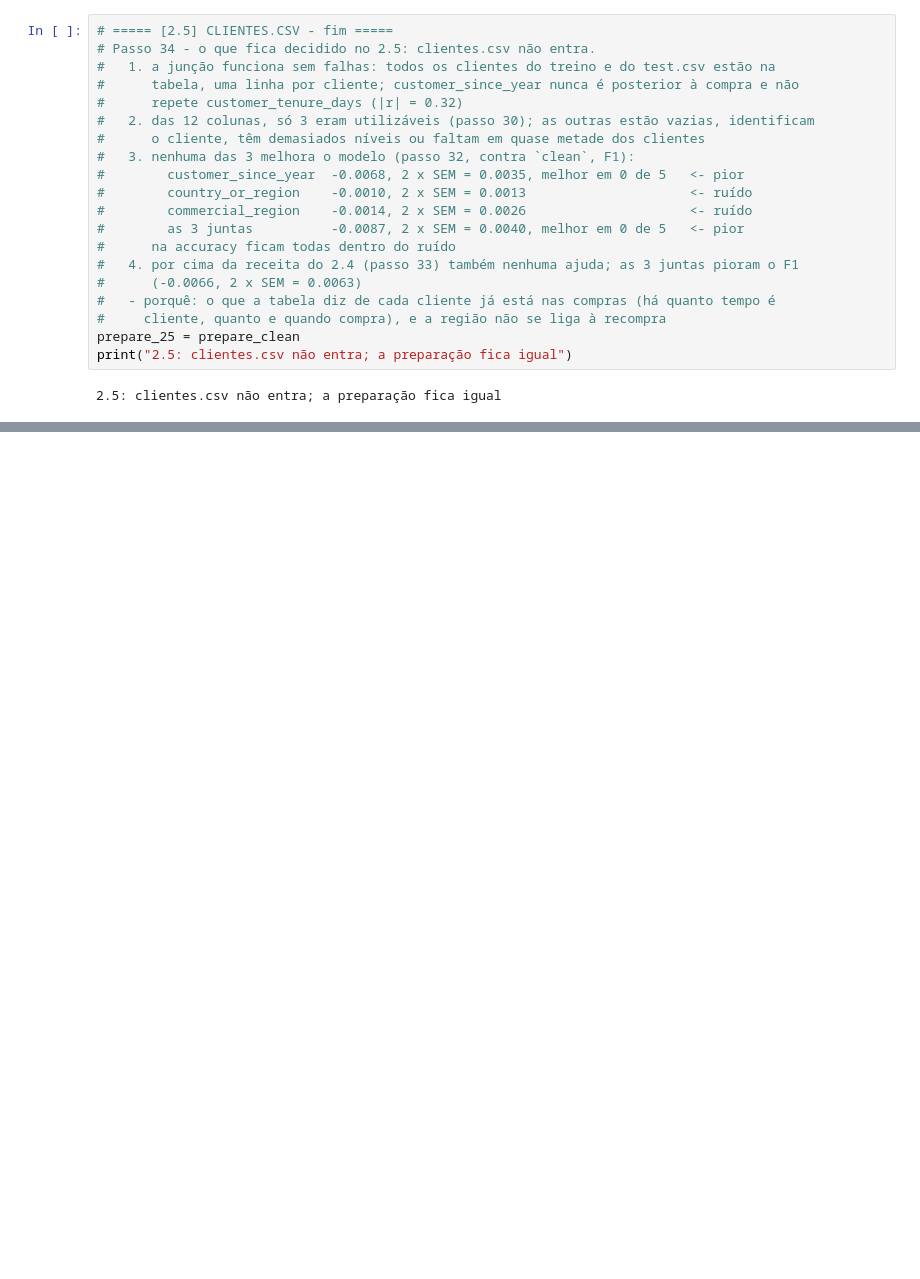
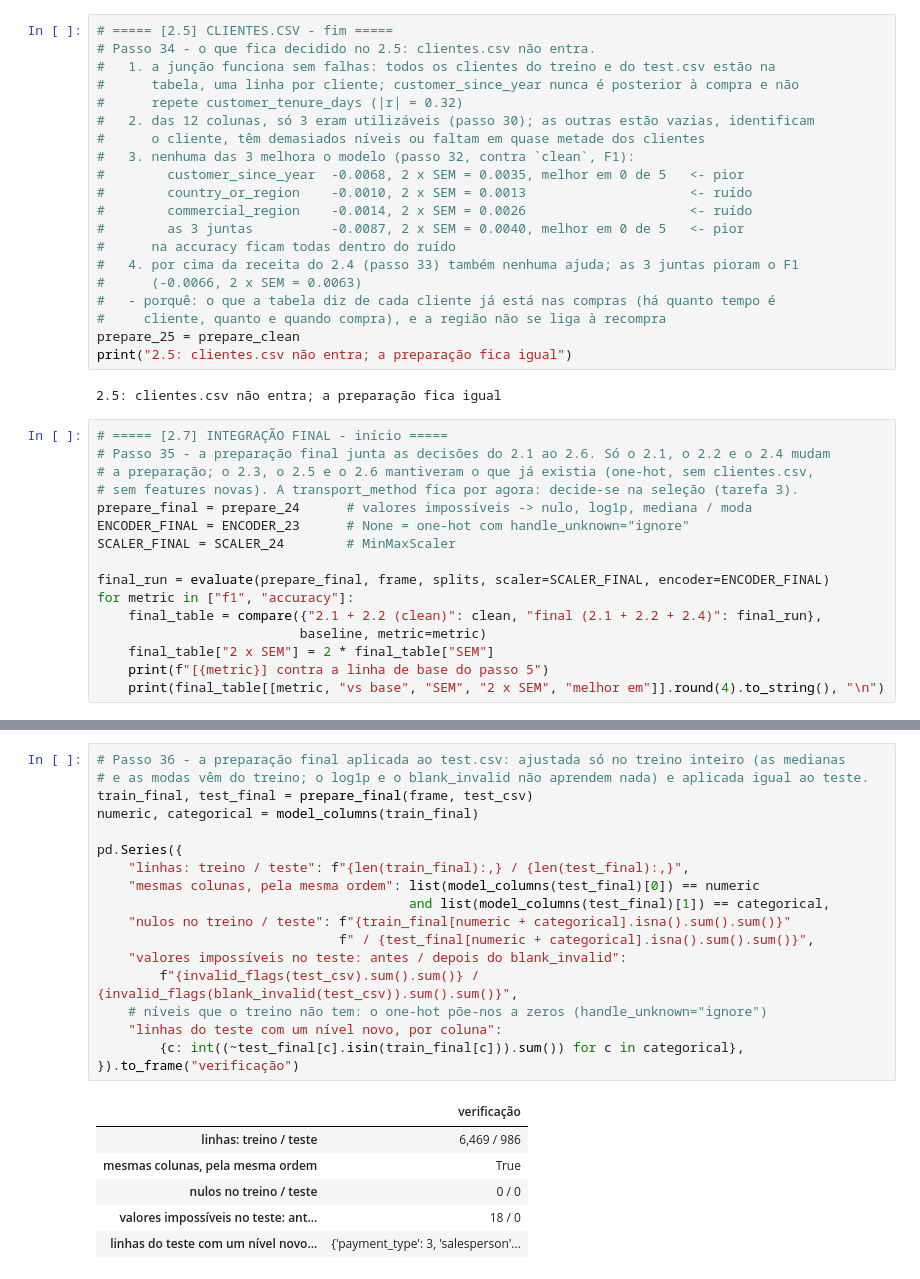
Before and after one commit to josebrites16/ML_project_2026-copia, a Jupyter notebook: notebooks/02_preprocessing.ipynb, the cells around one changed output, grey strips where cells are left out. Cells and saved outputs as stored; diff of their text form; blank space fills up the shorter version.

Commit message:
final preprocessing, test checks and decision table

```diff
--- a/notebooks/02_preprocessing.ipynb
+++ b/notebooks/02_preprocessing.ipynb
@@ -924,3 +926,19 @@ prepare_25 = prepare_clean
 print("2.5: clientes.csv não entra; a preparação fica igual")
 # %% [output]
 2.5: clientes.csv não entra; a preparação fica igual
+# %%
+# ===== [2.7] INTEGRAÇÃO FINAL - início =====
+# Passo 35 - a preparação final junta as decisões do 2.1 ao 2.6. Só o 2.1, o 2.2 e o 2.4 mudam
+# a preparação; o 2.3, o 2.5 e o 2.6 mantiveram o que já existia (one-hot, sem clientes.csv,
+# sem features novas). A transport_method fica por agora: decide-se na seleção (tarefa 3).
+prepare_final = prepare_24      # valores impossíveis -> nulo, log1p, mediana / moda
+ENCODER_FINAL = ENCODER_23      # None = one-hot com handle_unknown="ignore"
+SCALER_FINAL = SCALER_24        # MinMaxScaler
+
+final_run = evaluate(prepare_final, frame, splits, scaler=SCALER_FINAL, encoder=ENCODER_FINAL)
+for metric in ["f1", "accuracy"]:
+    final_table = compare({"2.1 + 2.2 (clean)": clean, "final (2.1 + 2.2 + 2.4)": final_run},
+                          baseline, metric=metric)
+    final_table["2 x SEM"] = 2 * final_table["SEM"]
+    print(f"[{metric}] contra a linha de base do passo 5")
+    print(final_table[[metric, "vs base", "SEM", "2 x SEM", "melhor em"]].round(4).to_string(), "\n")
@@ -926,0 +955,25 @@ print("2.5: clientes.csv não entra; a preparação fica igual")
+# %%
+# Passo 36 - a preparação final aplicada ao test.csv: ajustada só no treino inteiro (as medianas
+# e as modas vêm do treino; o log1p e o blank_invalid não aprendem nada) e aplicada igual ao teste.
+train_final, test_final = prepare_final(frame, test_csv)
+numeric, categorical = model_columns(train_final)
+
+pd.Series({
+    "linhas: treino / teste": f"{len(train_final):,} / {len(test_final):,}",
+    "mesmas colunas, pela mesma ordem": list(model_columns(test_final)[0]) == numeric
+                                        and list(model_columns(test_final)[1]) == categorical,
+    "nulos no treino / teste": f"{train_final[numeric + categorical].isna().sum().sum()}"
+                               f" / {test_final[numeric + categorical].isna().sum().sum()}",
+    "valores impossíveis no teste: antes / depois do blank_invalid":
+        f"{invalid_flags(test_csv).sum().sum()} / {invalid_flags(blank_invalid(test_csv)).sum().sum()}",
+    # níveis que o treino não tem: o one-hot põe-nos a zeros (handle_unknown="ignore")
+    "linhas do teste com um nível novo, por coluna":
+        {c: int((~test_final[c].isin(train_final[c])).sum()) for c in categorical},
+}).to_frame("verificação")
+# %% [output]
+|  | verificação |
+| linhas: treino / teste | 6,469 / 986 |
+| mesmas colunas, pela mesma ordem | True |
+| nulos no treino / teste | 0 / 0 |
+| valores impossíveis no teste: ant... | 18 / 0 |
+| linhas do teste com um nível novo... | {'payment_type': 3, 'salesperson'... |
```
Also changed, not shown: parts of 7 cells of this notebook, 1 other file.
